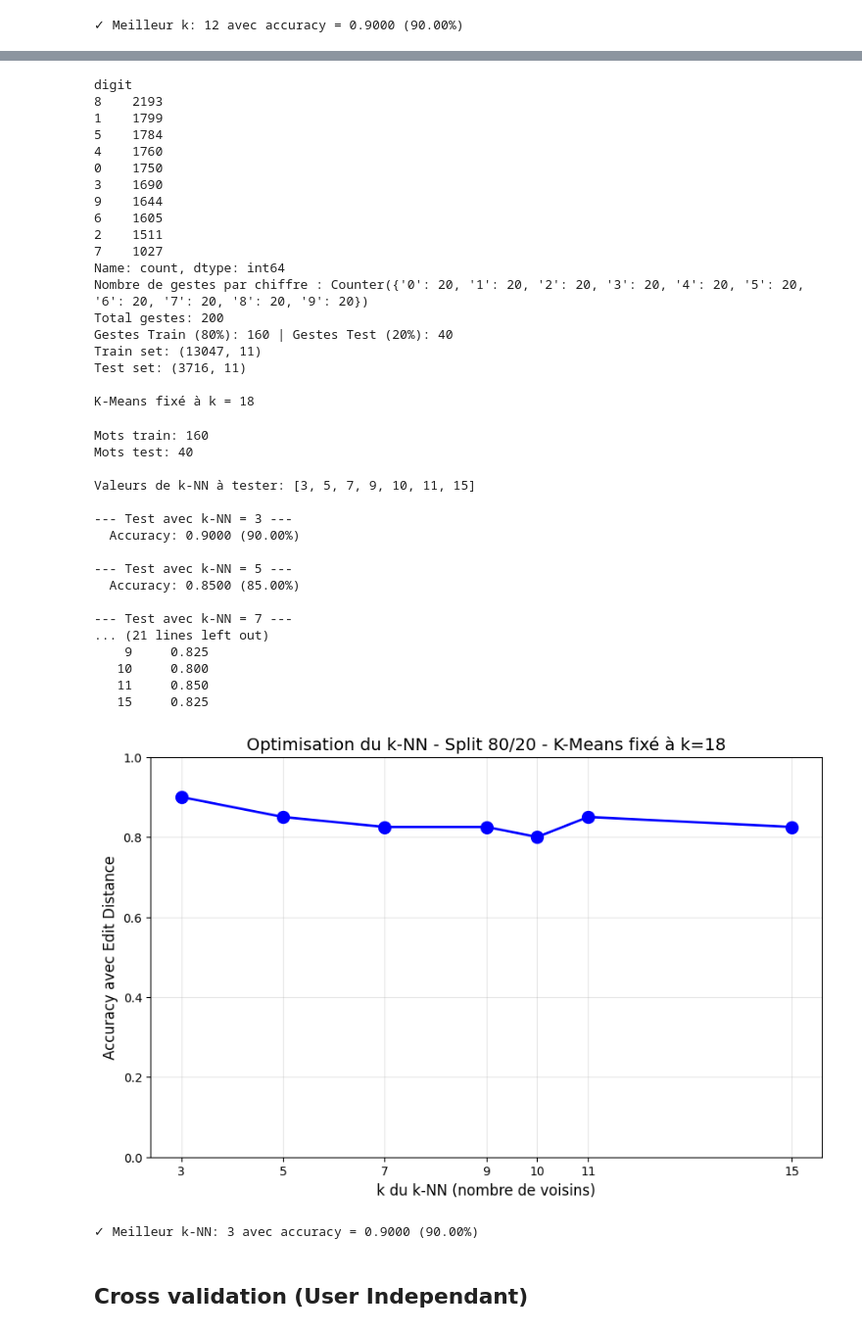
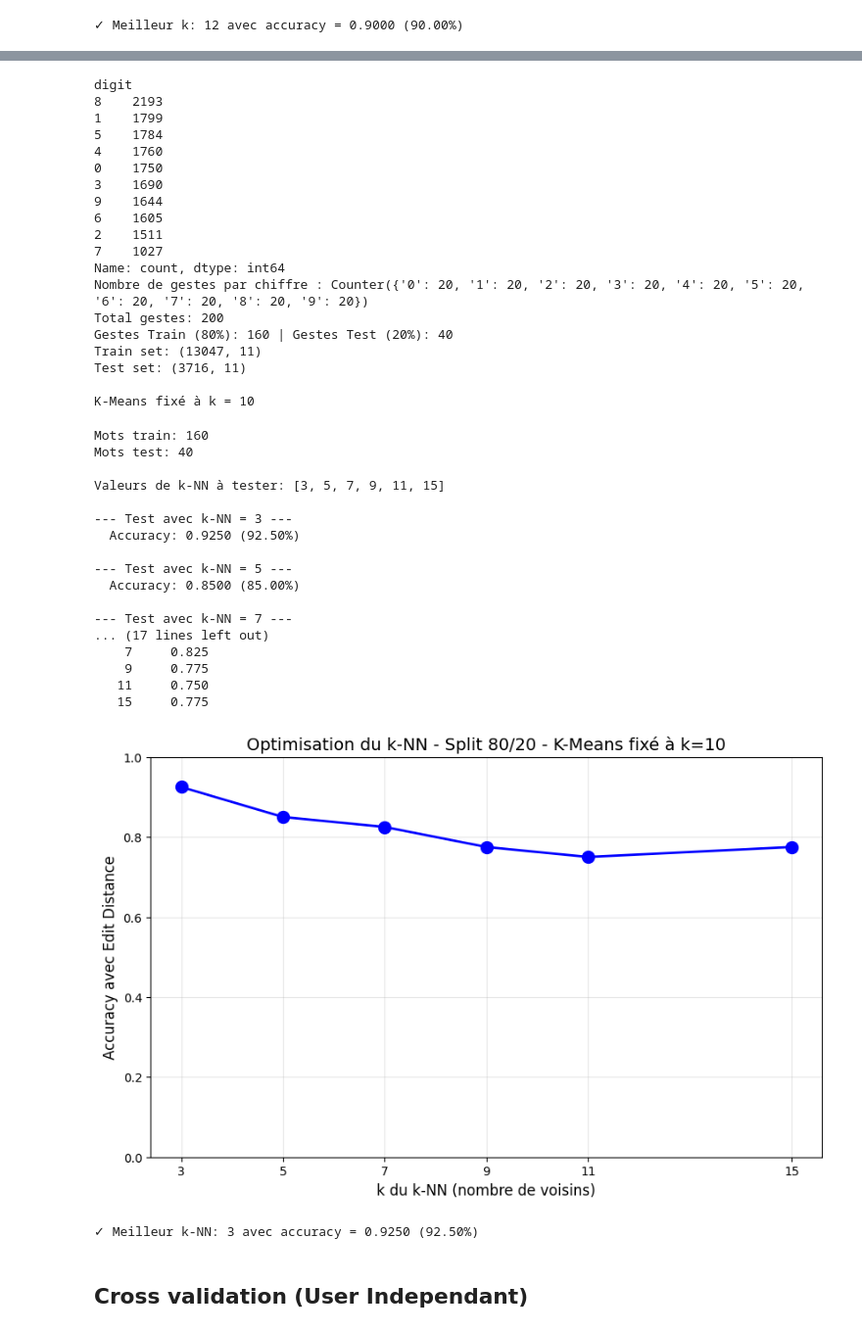
Before and after one commit to nmohymont/Gesture-Recognition-Project, a Jupyter notebook: Jpynb_Gesture_Recognition_project.ipynb, the cells around one changed output, grey strips where cells are left out. Shown at 98% size. Cells and saved outputs as stored; diff of their text form; code cells hidden in the pictures.

```diff
--- a/Jpynb_Gesture_Recognition_project.ipynb
+++ b/Jpynb_Gesture_Recognition_project.ipynb
@@ -1087,9 +1109,10 @@ print(f"Test set: {df_test.shape}")
 
 # 3. Fixer le k de K-Means
 # Mets ici la meilleure valeur trouvée dans ton test K-Means.
-# Exemple : 12 pour downsampled, 18 pour full dataset selon vos résultats.
+# Exemple dataset 4 : 12 pour downsampled, 20 pour full dataset selon vos résultats.
+# Exemple dataset 1 : 10 pour full dataset, 12 pour downsampled selon vos résultats.
 
-k_kmeans_fixed = 18
+k_kmeans_fixed = 10
 
 print(f"\nK-Means fixé à k = {k_kmeans_fixed}")
 
@@ -1112,7 +1135,7 @@ print(f"Mots test: {len(df_test_mots)}")
 
 # 7. Valeurs de k du k-NN à tester
 # On utilise des valeurs impaires pour limiter les égalités dans le vote majoritaire
-k_nn_values = [3, 5, 7, 9, 10, 11, 15]
+k_nn_values = [3, 5, 7, 9, 11, 15]
 
 print(f"\nValeurs de k-NN à tester: {k_nn_values}")
 
@@ -1180,43 +1203,43 @@ best_accuracy_knn = results_knn_df.loc[best_idx, 'accuracy']
 print(f"\n✓ Meilleur k-NN: {best_k_nn} avec accuracy = {best_accuracy_knn:.4f} ({best_accuracy_knn*100:.2f}%)")
 # %% [output]
 digit
 8    2193
 1    1799
 5    1784
 4    1760
 0    1750
 3    1690
 9    1644
 6    1605
 2    1511
 7    1027
 Name: count, dtype: int64
 Nombre de gestes par chiffre : Counter({'0': 20, '1': 20, '2': 20, '3': 20, '4': 20, '5': 20, '6': 20, '7': 20, '8': 20, '9': 20})
 Total gestes: 200
 Gestes Train (80%): 160 | Gestes Test (20%): 40
 Train set: (13047, 11)
 Test set: (3716, 11)
 
-K-Means fixé à k = 18
+K-Means fixé à k = 10
 Mots train: 160
 Mots test: 40
 
-Valeurs de k-NN à tester: [3, 5, 7, 9, 10, 11, 15]
+Valeurs de k-NN à tester: [3, 5, 7, 9, 11, 15]
 
 --- Test avec k-NN = 3 ---
-  Accuracy: 0.9000 (90.00%)
+  Accuracy: 0.9250 (92.50%)
 
 --- Test avec k-NN = 5 ---
   Accuracy: 0.8500 (85.00%)
 
 --- Test avec k-NN = 7 ---
-... (21 lines left out)
-    9     0.825
-   10     0.800
-   11     0.850
-   15     0.825
+... (17 lines left out)
+    7     0.825
+    9     0.775
+   11     0.750
+   15     0.775
-[figure, old version]
+[figure, new version]
-✓ Meilleur k-NN: 3 avec accuracy = 0.9000 (90.00%)
+✓ Meilleur k-NN: 3 avec accuracy = 0.9250 (92.50%)
 # %% [markdown]
 ## Cross validation (User Independant)
 # %% [markdown]
```
Also changed, not shown: parts of 18 cells of this notebook, 2 other files.
